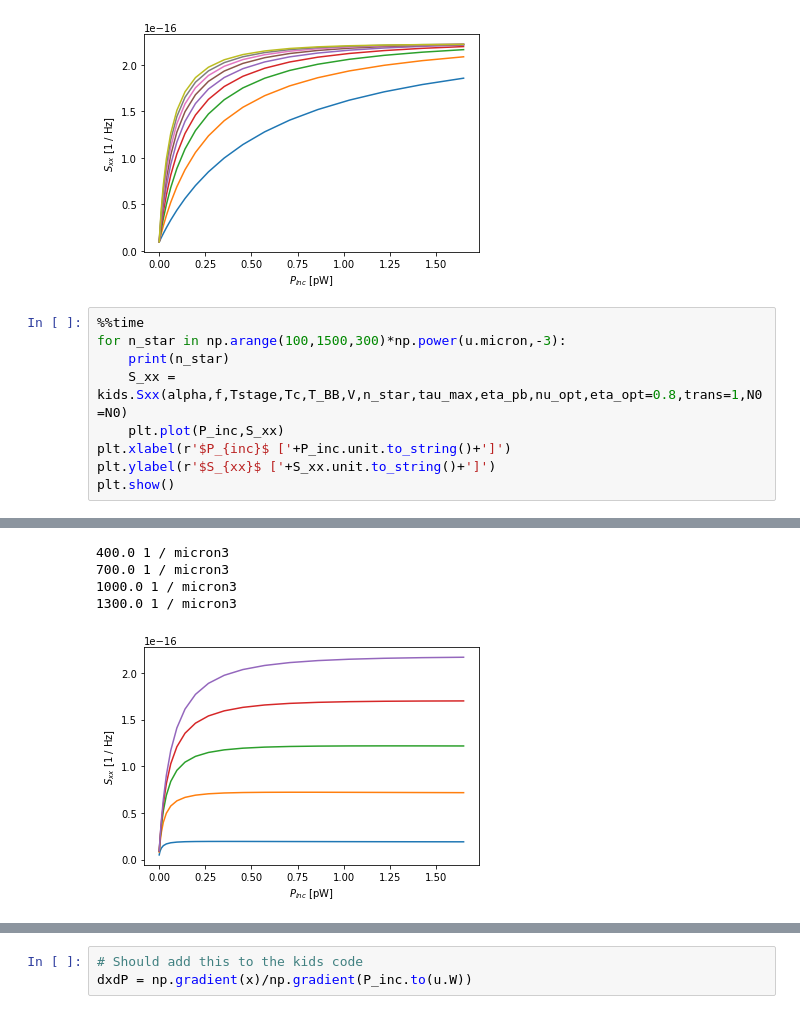
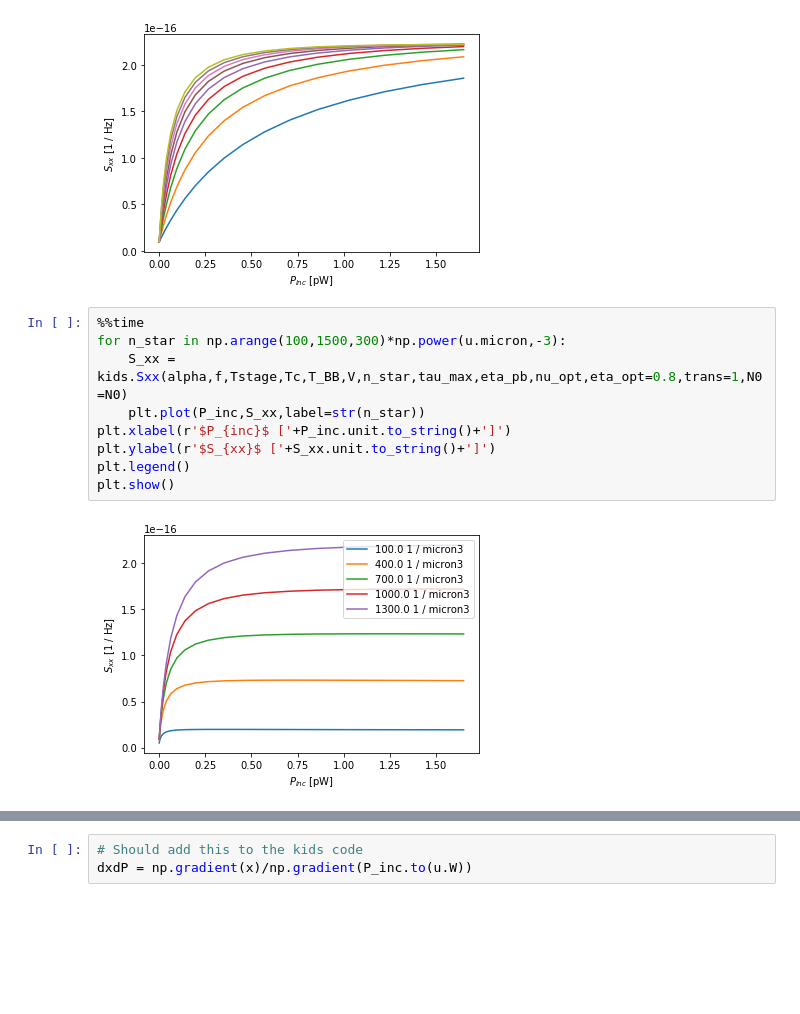
Before and after one commit to jaguirre/STARsoft, a Jupyter notebook: WhatDoGoodDetectorsLookLike.ipynb, the cells around one changed output, grey strips where cells are left out. Drawn from its saved outputs; the diff is of its cells as text; blank space fills up the shorter version.

```diff
--- a/WhatDoGoodDetectorsLookLike.ipynb
+++ b/WhatDoGoodDetectorsLookLike.ipynb
@@ -54,10 +38,11 @@ plt.show()
 # %%
 %%time
 for n_star in np.arange(100,1500,300)*np.power(u.micron,-3):
-    print(n_star)
     S_xx = kids.Sxx(alpha,f,Tstage,Tc,T_BB,V,n_star,tau_max,eta_pb,nu_opt,eta_opt=0.8,trans=1,N0=N0)
-    plt.plot(P_inc,S_xx)
+    plt.plot(P_inc,S_xx,label=str(n_star))
 plt.xlabel(r'$P_{inc}$ ['+P_inc.unit.to_string()+']')
 plt.ylabel(r'$S_{xx}$ ['+S_xx.unit.to_string()+']')
+plt.legend()
 plt.show()
 # %% [output]
+[figure, new version]
@@ -65,5 +50,0 @@ plt.show()
-400.0 1 / micron3
-700.0 1 / micron3
-1000.0 1 / micron3
-1300.0 1 / micron3
-[figure, old version]
```
Also changed, not shown: parts of 16 cells of this notebook.
